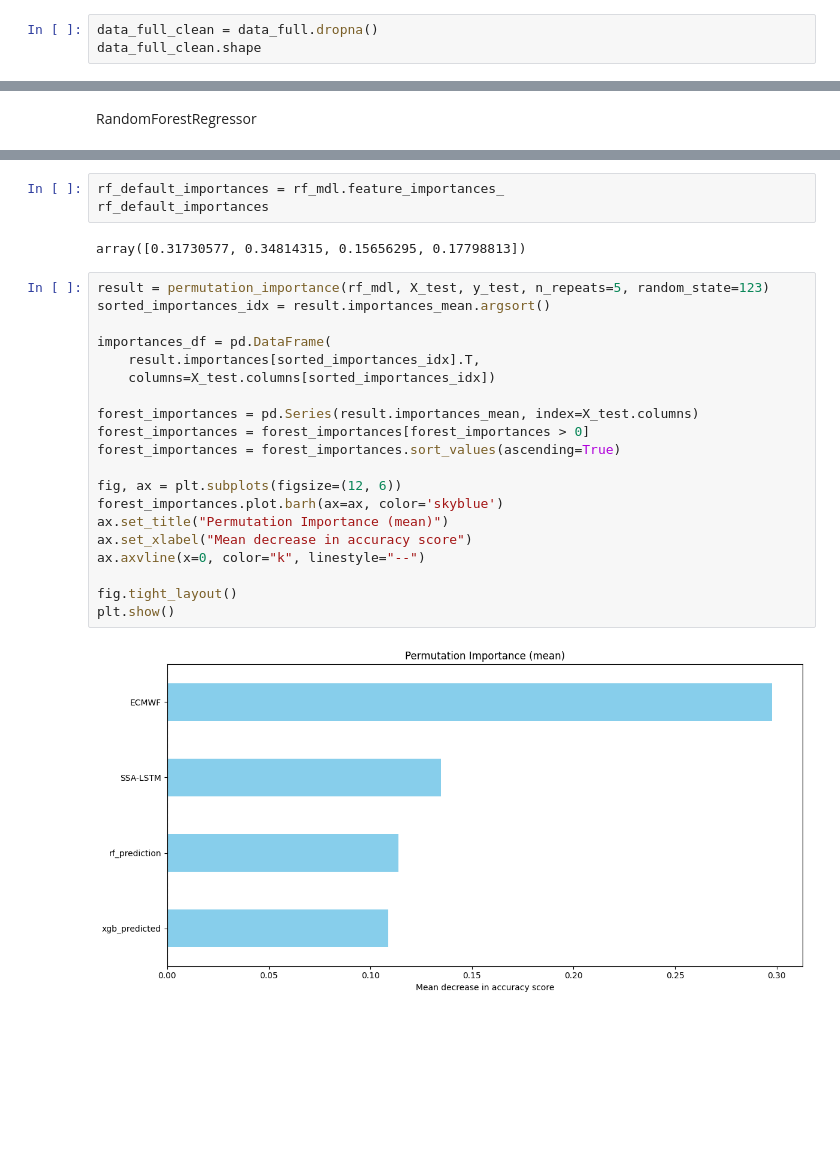
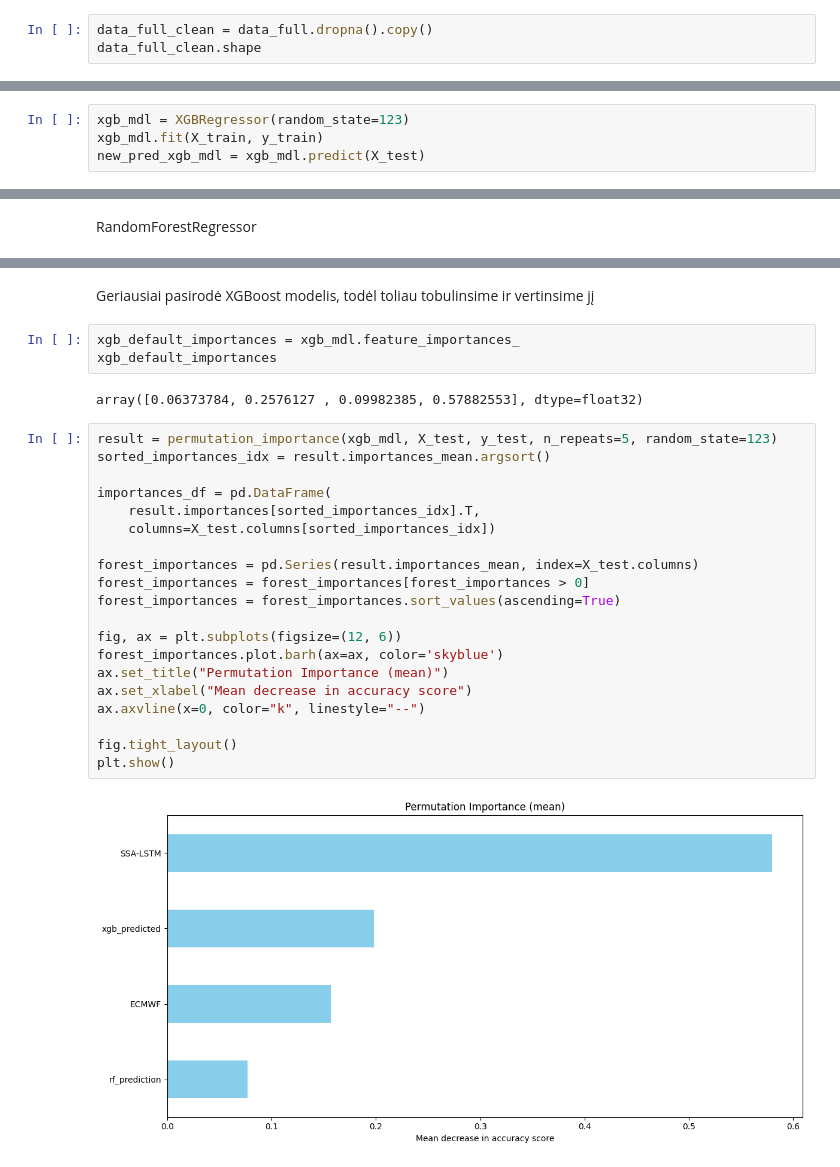
Before and after one commit to rugcer04/Duomenu_mokslo_projektas, a Jupyter notebook: code/python/Models/ensemble.ipynb, the cells around one changed output, grey strips where cells are left out. Drawn from its saved outputs; the diff is of its cells as text; blank space fills up the shorter version.

```diff
--- a/code/python/Models/ensemble.ipynb
+++ b/code/python/Models/ensemble.ipynb
@@ -56,5 +63,5 @@ data_full.head()
 # %%
-data_full_clean = data_full.dropna()
+data_full_clean = data_full.dropna().copy()
 data_full_clean.shape
 # %% [output]
 (538, 6)
@@ -113,6 +120,10 @@ new_pred_dt_mdl = dt_mdl.predict(X_test)
 rf_mdl = RandomForestRegressor(random_state=123)
 rf_mdl.fit(X_train, y_train)
 new_pred_rf_mdl = rf_mdl.predict(X_test)
+# %%
+xgb_mdl = XGBRegressor(random_state=123)
+xgb_mdl.fit(X_train, y_train)
+new_pred_xgb_mdl = xgb_mdl.predict(X_test)
 # %%
 def metrics_fun(y_val_true, rf_pred_val):
     print(f'R^2:  {r2_score(y_val_true, rf_pred_val)}')
@@ -151,27 +171,29 @@ r_s:  0.7944392255389989
+# %% [markdown]
+Geriausiai pasirodė XGBoost modelis, todėl toliau tobulinsime ir vertinsime jį
 # %%
-rf_default_importances = rf_mdl.feature_importances_
-rf_default_importances
+xgb_default_importances = xgb_mdl.feature_importances_
+xgb_default_importances
 # %% [output]
-array([0.31730577, 0.34814315, 0.15656295, 0.17798813])
+array([0.06373784, 0.2576127 , 0.09982385, 0.57882553], dtype=float32)
 # %%
-result = permutation_importance(rf_mdl, X_test, y_test, n_repeats=5, random_state=123)
+result = permutation_importance(xgb_mdl, X_test, y_test, n_repeats=5, random_state=123)
 sorted_importances_idx = result.importances_mean.argsort()
 
 importances_df = pd.DataFrame(
     result.importances[sorted_importances_idx].T,
     columns=X_test.columns[sorted_importances_idx])
 
 forest_importances = pd.Series(result.importances_mean, index=X_test.columns)
 forest_importances = forest_importances[forest_importances > 0]
 forest_importances = forest_importances.sort_values(ascending=True)
 
 fig, ax = plt.subplots(figsize=(12, 6))
 forest_importances.plot.barh(ax=ax, color='skyblue')
 ax.set_title("Permutation Importance (mean)")
 ax.set_xlabel("Mean decrease in accuracy score")
 ax.axvline(x=0, color="k", linestyle="--")
 
 fig.tight_layout()
 plt.show()
 # %% [output]
-[figure, old version]
+[figure, new version]
```
Also changed, not shown: parts of 26 cells of this notebook, 1 other file.
